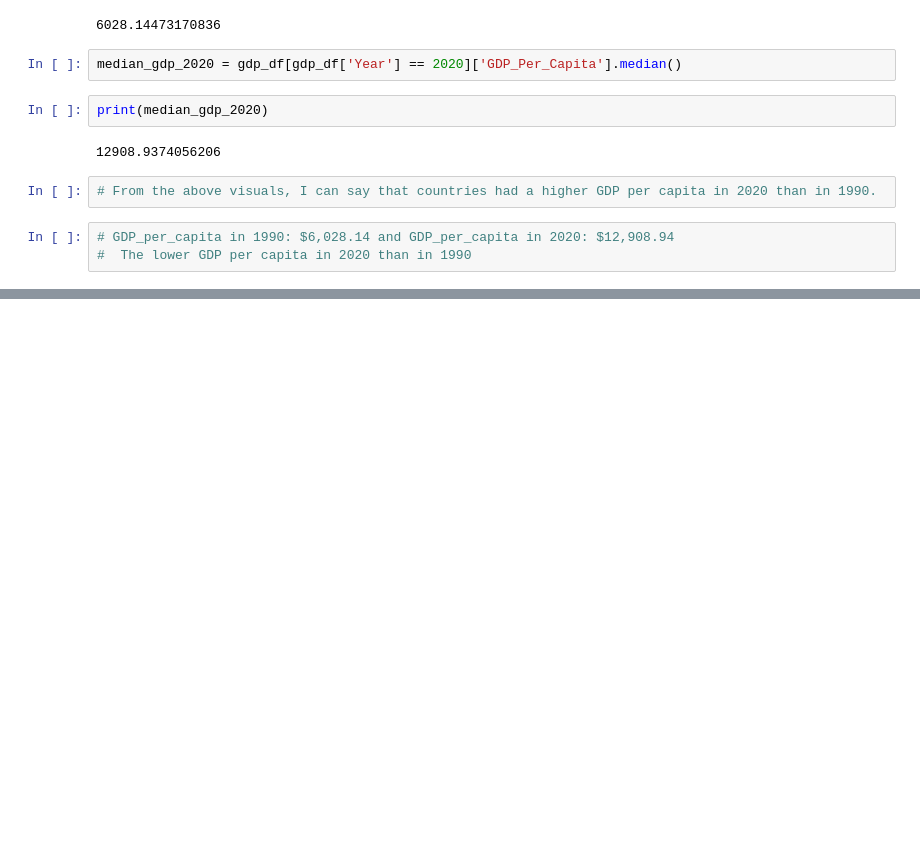
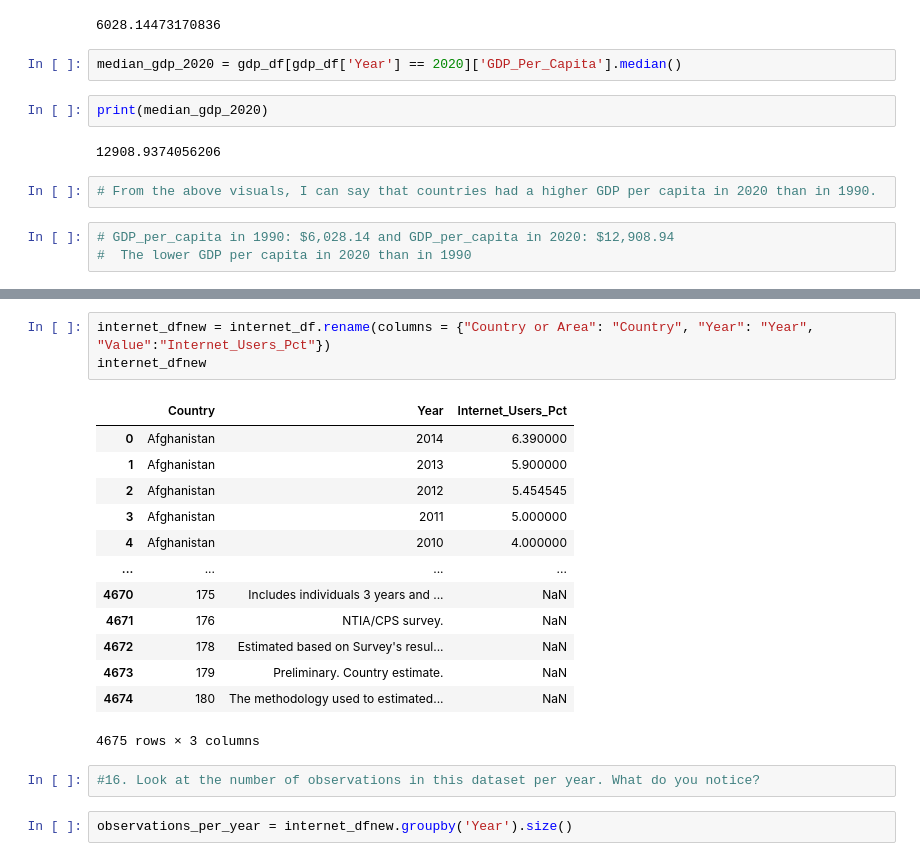
Before and after one commit to NSS-Full-Time-Data-Analytics-11/un-project-Sree0127, a Jupyter notebook: notebooks/gdp_percapita_and_internet_use.ipynb, the cells around one changed output, grey strips where cells are left out. Saved outputs shown, nothing was run; the diff lists cells and outputs as text; blank space fills up the shorter version.

```diff
--- a/notebooks/gdp_percapita_and_internet_use.ipynb
+++ b/notebooks/gdp_percapita_and_internet_use.ipynb
@@ -648,0 +691,21 @@ internet_df.tail()
+# %%
+internet_dfnew = internet_df.rename(columns = {"Country or Area": "Country", "Year": "Year", "Value":"Internet_Users_Pct"})
+internet_dfnew
+# %% [output]
+|  | Country | Year | Internet_Users_Pct |
+| 0 | Afghanistan | 2014 | 6.390000 |
+| 1 | Afghanistan | 2013 | 5.900000 |
+| 2 | Afghanistan | 2012 | 5.454545 |
+| 3 | Afghanistan | 2011 | 5.000000 |
+| 4 | Afghanistan | 2010 | 4.000000 |
+| ... | ... | ... | ... |
+| 4670 | 175 | Includes individuals 3 years and ... | NaN |
+| 4671 | 176 | NTIA/CPS survey. | NaN |
+| 4672 | 178 | Estimated based on Survey's resul... | NaN |
+| 4673 | 179 | Preliminary. Country estimate. | NaN |
+| 4674 | 180 | The methodology used to estimated... | NaN |
+4675 rows × 3 columns
+# %%
+#16. Look at the number of observations in this dataset per year. What do you notice?
+# %%
+observations_per_year = internet_dfnew.groupby('Year').size()
```
Also changed, not shown: parts of 31 cells of this notebook.
